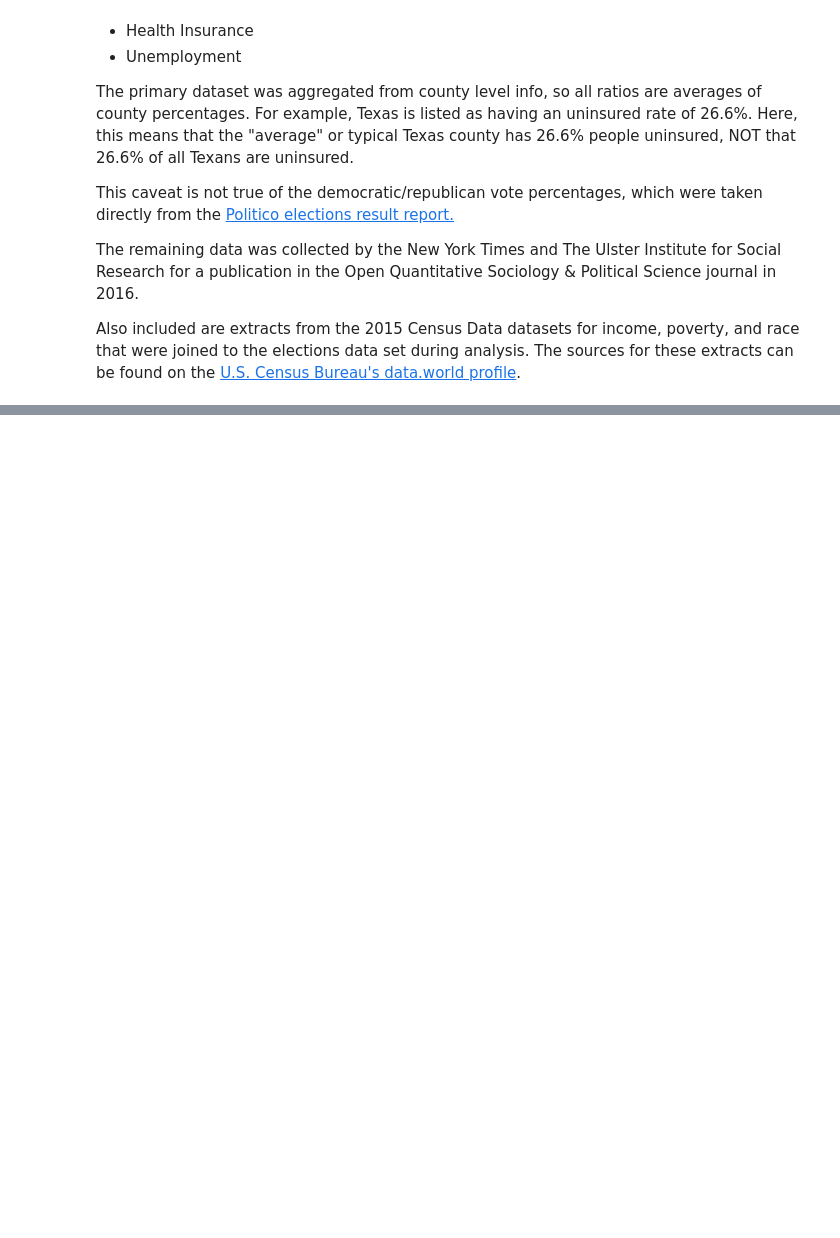
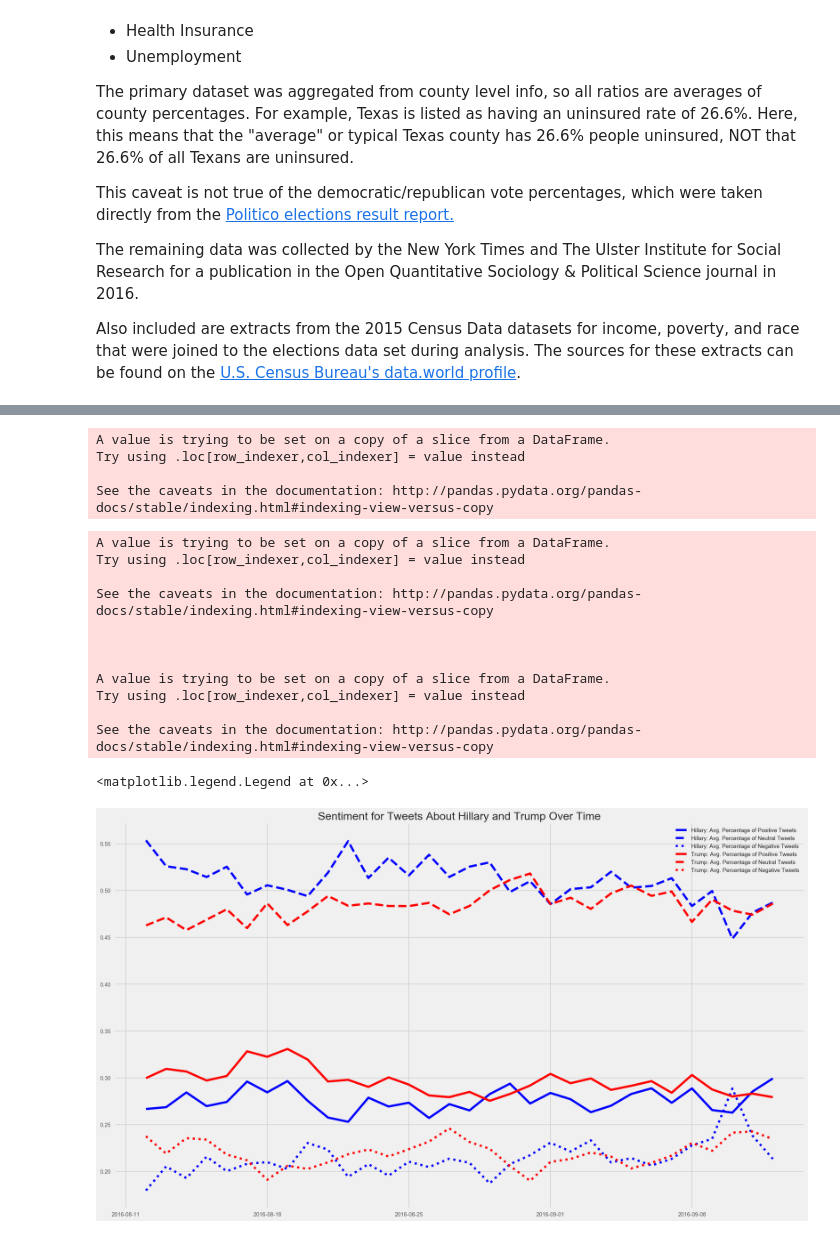
Before and after one commit to JeroenSchmidt/UvA-DSF-group, a Jupyter notebook: week3-4/exploration_notebooks/rafael/Demographic, Economic and Behavioral Data Analysis & Exploration.ipynb, the cells around one changed output, grey strips where cells are left out. Drawn from its saved outputs; the diff is of its cells as text; code cells hidden in the pictures; blank space fills up the shorter version.

```diff
--- a/week3-4/exploration_notebooks/rafael/Demographic, Economic and Behavioral Data Analysis & Exploration.ipynb
+++ b/week3-4/exploration_notebooks/rafael/Demographic, Economic and Behavioral Data Analysis & Exploration.ipynb
@@ -418,0 +425,4 @@ df_merged.to_pickle('demographics_dataset_v2.0.pkl')
+# %%
+df_tweets_sentiment = pd.read_pickle('../../../../../Downloads/ap_tweets_classified_sentiment.zip')
+# %%
+df_tweets_sentiment = pd.merge(df_tweets_sentiment, pd.get_dummies(df_tweets_sentiment.sentiment), left_index=True, right_index=True)
@@ -418,0 +449,59 @@ df_merged.to_pickle('demographics_dataset_v2.0.pkl')
+# %%
+df_tweets_sentiment_us = df_tweets_sentiment[df_tweets_sentiment.place_country_code == 'US']
+# %%
+df_tweets_sentiment_us['state'] = df_tweets_sentiment_us.place_full_name.apply(lambda x: DSF_helpers.get_state_ABRV(x))
+# %% [output]
+A value is trying to be set on a copy of a slice from a DataFrame.
+Try using .loc[row_indexer,col_indexer] = value instead
+
+See the caveats in the documentation: http://pandas.pydata.org/pandas-docs/stable/indexing.html#indexing-view-versus-copy
+# %%
+plt.figure(figsize=(20,12))
+
+plt.style.use('fivethirtyeight')
+
+df_hillary = df_tweets_sentiment_us[(df_tweets_sentiment_us.about == 1)]
+df_hillary['created_at'] = pd.to_datetime(df_hillary['created_at'])
+df_hillary = df_hillary.set_index('created_at')
+
+df_trump = df_tweets_sentiment_us[(df_tweets_sentiment_us.about == 0)]
+df_trump['created_at'] = pd.to_datetime(df_trump['created_at'])
+df_trump = df_trump.set_index('created_at')
+
+df_time_hillary_pos = df_hillary.resample('D').mean().pos #hillary positive
+df_time_hillary_neu = df_hillary.resample('D').mean().neu #hillary positive
+df_time_hillary_neg = df_hillary.resample('D').mean().neg #hillary positive
+
+df_trump_pos = df_trump.resample('D').mean().pos #trump positive
+df_trump_neu = df_trump.resample('D').mean().neu #trump positive
+df_trump_neg = df_trump.resample('D').mean().neg #trump positive
+
+# Plots
+
+plt.title('Sentiment for Tweets About Hillary and Trump Over Time')
+
+plt.plot(df_time_hillary_pos, label='Hillary: Avg. Percentage of Positive Tweets', color='blue')
+plt.plot(df_time_hillary_neu, '--', label='Hillary: Avg. Percentage of Neutral Tweets', color='blue')
+plt.plot(df_time_hillary_neg, ':', label='Hillary: Avg. Percentage of Negative Tweets', color='blue')
+
+plt.plot(df_trump_pos, label='Trump: Avg. Percentage of Positive Tweets', color='red')
+plt.plot(df_trump_neu, '--', label='Trump: Avg. Percentage of Neutral Tweets', color='red')
+plt.plot(df_trump_neg, ':', label='Trump: Avg. Percentage of Negative Tweets', color='red')
+
+plt.legend()
+
+#df_tweets_sentiment_us[(df_tweets_sentiment_us.state.str.len() == 2)].groupby('state').mean()
+# %% [output]
+A value is trying to be set on a copy of a slice from a DataFrame.
+Try using .loc[row_indexer,col_indexer] = value instead
+
+See the caveats in the documentation: http://pandas.pydata.org/pandas-docs/stable/indexing.html#indexing-view-versus-copy
+
+
+
+A value is trying to be set on a copy of a slice from a DataFrame.
+Try using .loc[row_indexer,col_indexer] = value instead
+
+See the caveats in the documentation: http://pandas.pydata.org/pandas-docs/stable/indexing.html#indexing-view-versus-copy
+<matplotlib.legend.Legend at 0x...>
+[figure, added]
```
Also changed, not shown: parts of 19 cells of this notebook, 12 other files.
